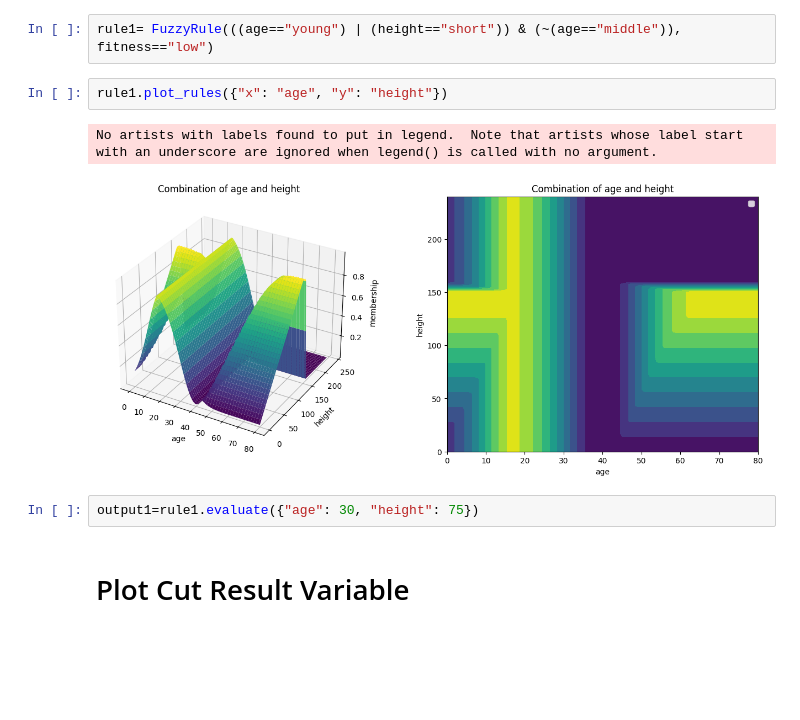
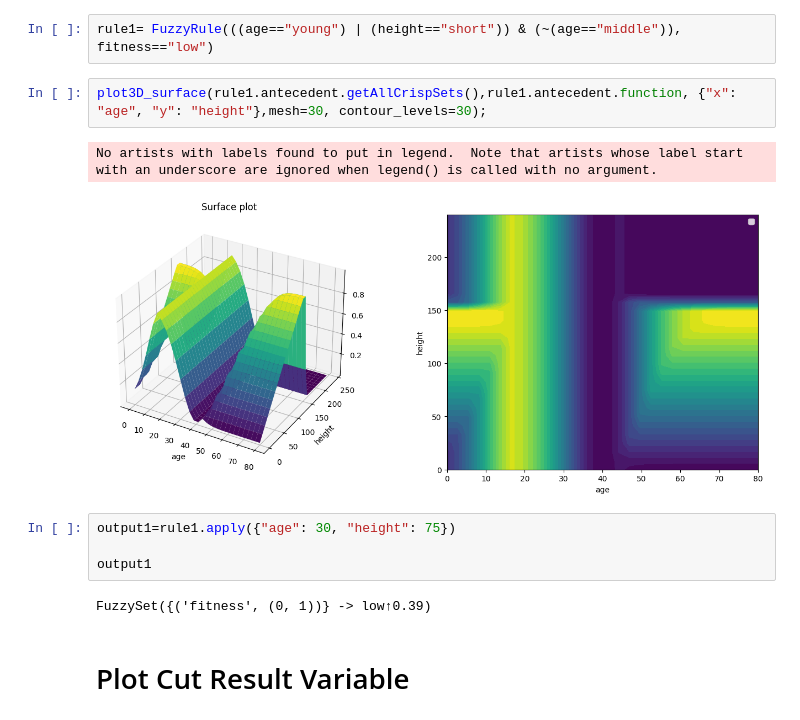
Before and after one commit to ManuelLerchner/AutoPas-FuzzyTuning-Bachelor-Thesis, a Jupyter notebook: notes/1-Testing/fuzzy-test/fuzzy-system-idea.ipynb, the cells around one changed output. Saved outputs shown, nothing was run; the diff lists cells and outputs as text; blank space fills up the shorter version.

```diff
--- a/notes/1-Testing/fuzzy-test/fuzzy-system-idea.ipynb
+++ b/notes/1-Testing/fuzzy-test/fuzzy-system-idea.ipynb
@@ -205,13 +344,17 @@ class FuzzyRule:
 # Plot Rule Input
 # %%
 rule1= FuzzyRule(((age=="young") | (height=="short")) & (~(age=="middle")), fitness=="low")
-# %%
-rule1.plot_rules({"x": "age", "y": "height"})
-# %% [output]
-No artists with labels found to put in legend.  Note that artists whose label start with an underscore are ignored when legend() is called with no argument.
-[figure, removed]
+# %%
+plot3D_surface(rule1.antecedent.getAllCrispSets(),rule1.antecedent.function, {"x": "age", "y": "height"},mesh=30, contour_levels=30);
+# %% [output]
+No artists with labels found to put in legend.  Note that artists whose label start with an underscore are ignored when legend() is called with no argument.
+[figure, added]
 # %%
-output1=rule1.evaluate({"age": 30, "height": 75})
+output1=rule1.apply({"age": 30, "height": 75})
+
+output1
+# %% [output]
+FuzzySet({('fitness', (0, 1))} -> low↑0.39)
 # %% [markdown]
 # Plot Cut Result Variable
 # %%
```
Also changed, not shown: parts of 28 cells of this notebook.
